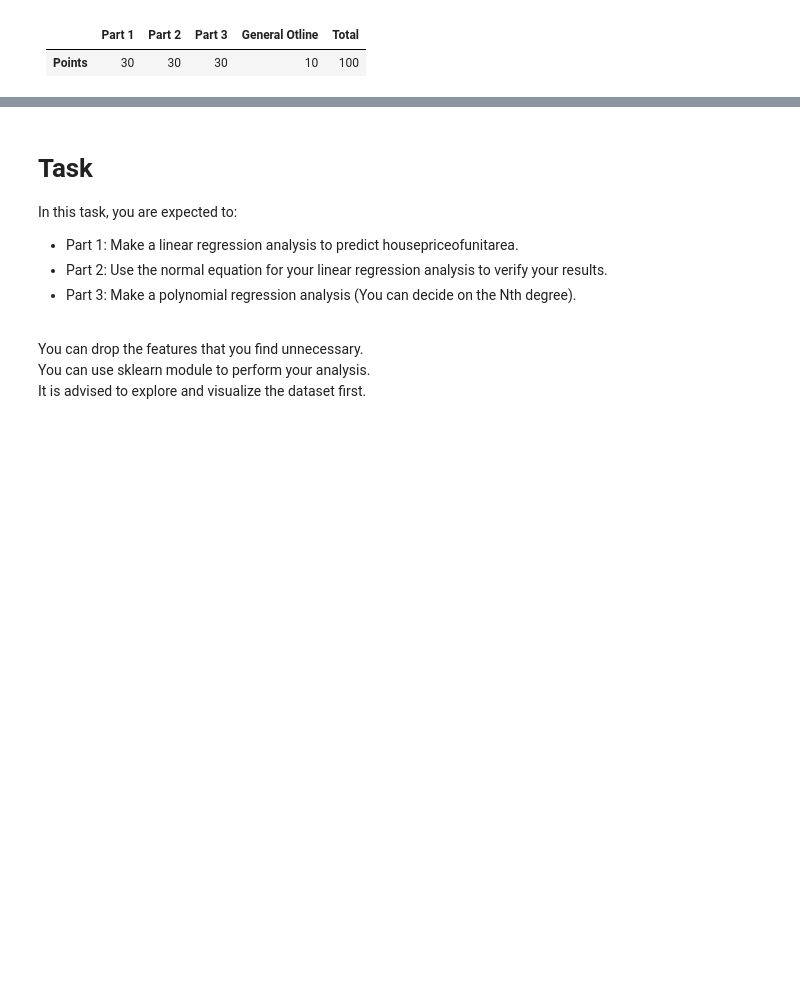
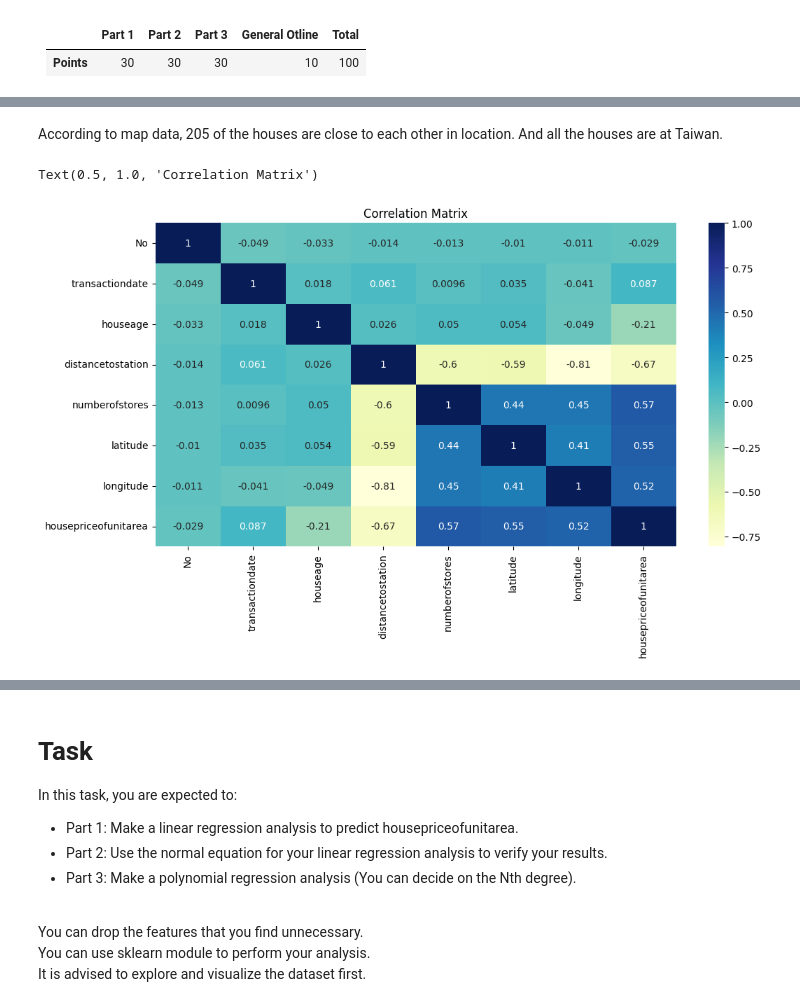
Before and after one commit to bogaziciai/fall-23, a Jupyter notebook: beginner level/Week 1/Assignment 1.ipynb, the cells around one changed output, grey strips where cells are left out. Drawn from its saved outputs; the diff is of its cells as text; code cells hidden in the pictures; blank space fills up the shorter version.

```diff
--- a/beginner level/Week 1/Assignment 1.ipynb
+++ b/beginner level/Week 1/Assignment 1.ipynb
@@ -38,0 +90,10 @@ df.head()
+# %% [markdown]
+According to map data, 205 of the houses are close to each other in location. And all the houses are at Taiwan.
+# %%
+#correlation heatmap of all features
+plt.figure(figsize=(12,6))
+sns.heatmap(df.corr(), cmap="YlGnBu", annot=True)
+plt.title('Correlation Matrix')
+# %% [output]
+Text(0.5, 1.0, 'Correlation Matrix')
+[figure, added]
```
Also changed, not shown: parts of 15 cells of this notebook.
